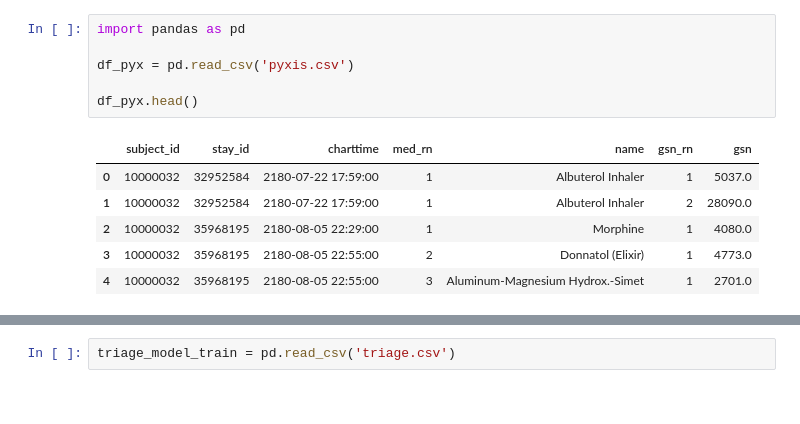
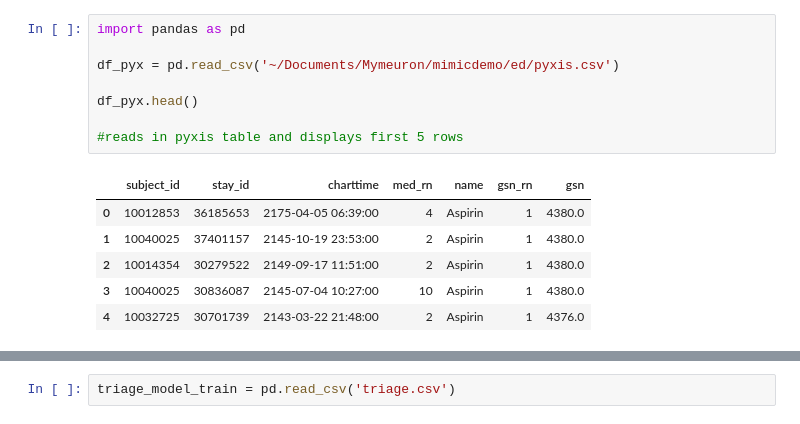
Before and after one commit to MonashDeepNeuron/mymeuron, a Jupyter notebook: mimicprocessing.ipynb, the cells around one changed output, grey strips where cells are left out. Cells and saved outputs as stored; diff of their text form.

```diff
--- a/mimicprocessing.ipynb
+++ b/mimicprocessing.ipynb
@@ -9,14 +16,16 @@ FileNotFoundError: [Errno 2] No such file or directory: 'edstays.csv'
 # %%
 import pandas as pd
 
-df_pyx = pd.read_csv('pyxis.csv')
+df_pyx = pd.read_csv('~/Documents/Mymeuron/mimicdemo/ed/pyxis.csv')
 
 df_pyx.head()
+
+#reads in pyxis table and displays first 5 rows
 # %% [output]
 |  | subject_id | stay_id | charttime | med_rn | name | gsn_rn | gsn |
-| 0 | 10000032 | 32952584 | 2180-07-22 17:59:00 | 1 | Albuterol Inhaler | 1 | 5037.0 |
-| 1 | 10000032 | 32952584 | 2180-07-22 17:59:00 | 1 | Albuterol Inhaler | 2 | 28090.0 |
-| 2 | 10000032 | 35968195 | 2180-08-05 22:29:00 | 1 | Morphine | 1 | 4080.0 |
-| 3 | 10000032 | 35968195 | 2180-08-05 22:55:00 | 2 | Donnatol (Elixir) | 1 | 4773.0 |
-| 4 | 10000032 | 35968195 | 2180-08-05 22:55:00 | 3 | Aluminum-Magnesium Hydrox.-Simet | 1 | 2701.0 |
+| 0 | 10012853 | 36185653 | 2175-04-05 06:39:00 | 4 | Aspirin | 1 | 4380.0 |
+| 1 | 10040025 | 37401157 | 2145-10-19 23:53:00 | 2 | Aspirin | 1 | 4380.0 |
+| 2 | 10014354 | 30279522 | 2149-09-17 11:51:00 | 2 | Aspirin | 1 | 4380.0 |
+| 3 | 10040025 | 30836087 | 2145-07-04 10:27:00 | 10 | Aspirin | 1 | 4380.0 |
+| 4 | 10032725 | 30701739 | 2143-03-22 21:48:00 | 2 | Aspirin | 1 | 4376.0 |
 # %%
```
Also changed, not shown: parts of 13 cells of this notebook.
